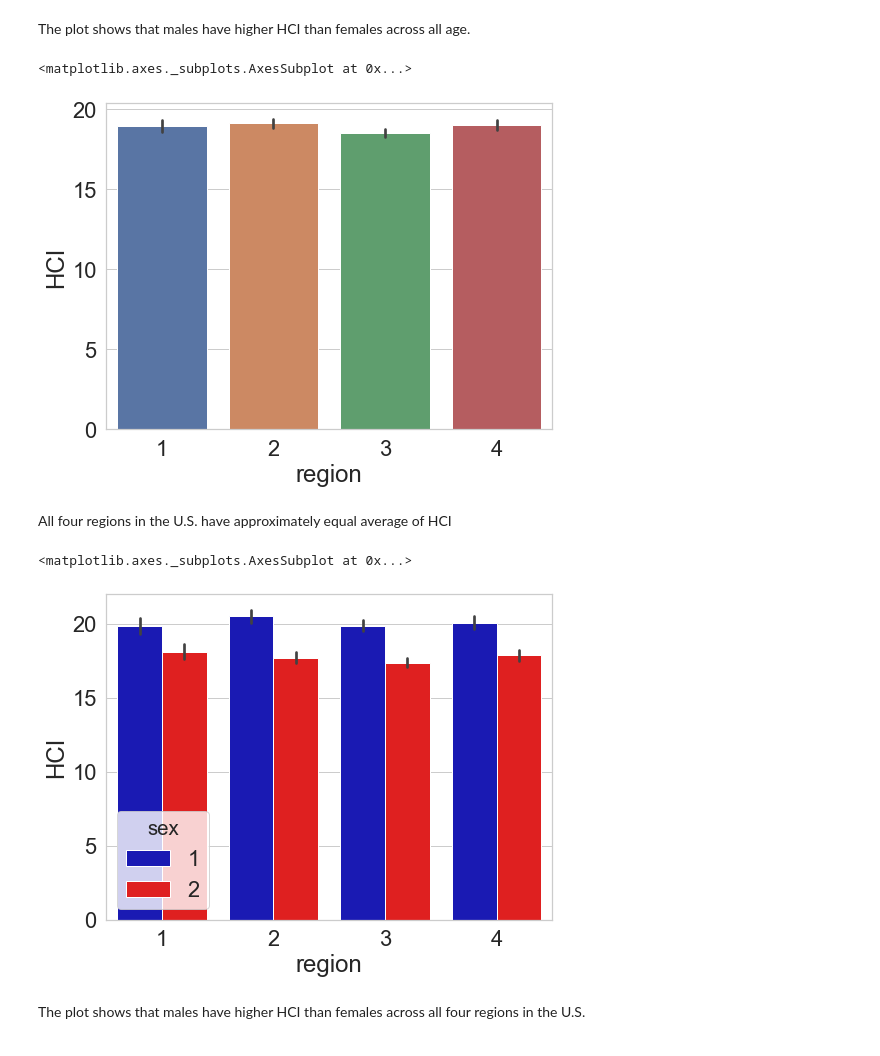
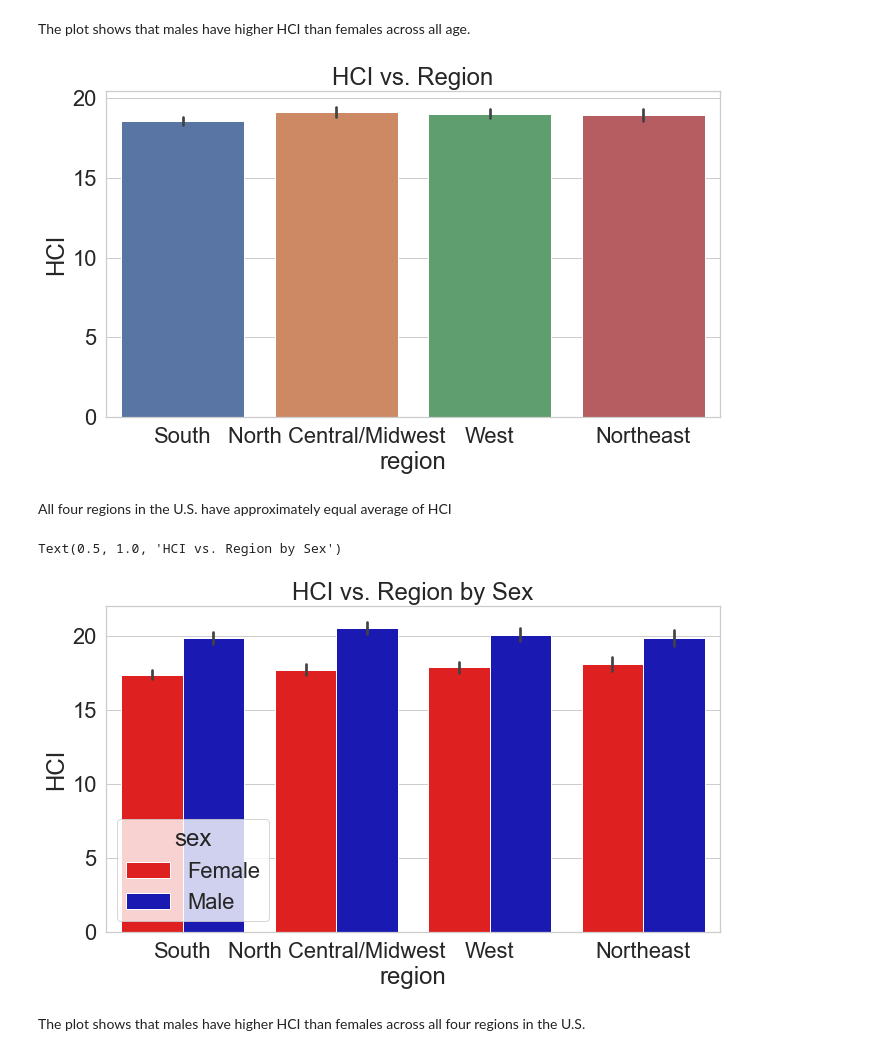
Before and after one commit to RosiePeng1/COGS108-Project, a Jupyter notebook: EDACheckpointGroup_Sp23_cogs108project.ipynb, the cells around one changed output. Cells and saved outputs as stored; diff of their text form; code cells hidden in the pictures.

```diff
--- a/EDACheckpointGroup_Sp23_cogs108project.ipynb
+++ b/EDACheckpointGroup_Sp23_cogs108project.ipynb
@@ -397,0 +394,7 @@ data_cl[["age","HCI","sample_weight","BMI","BMI_cate"]].describe()
+# %%
+# Preparations for visualization
+
+df_plot = data_cl.copy()
+df_plot['sex'] = df_plot['sex'].replace({1:'Male', 2:'Female'})
+temp = {1:'Northeast', 2:'North Central/Midwest',3: 'South', 4:'West'}
+df_plot['region'] = df_plot['region'].replace(temp)
@@ -415,19 +421,20 @@ sns.lineplot(x = "age", y= "HCI", hue = "sex", palette = palette, data = data_cl
 # %% [markdown]
 The plot shows that males have higher HCI than females across all age.
 # %%
-plt.figure(figsize=(8, 6))
-sns.barplot(x = "region", y= "HCI", data = data_cl)
+plt.figure(figsize=(11, 6))
+sns.barplot(x = "region", y= "HCI", data = df_plot)
+plt.title("HCI vs. Region");
 # %% [output]
-<matplotlib.axes._subplots.AxesSubplot at 0x...>
-[figure, old version]
+[figure, new version]
 # %% [markdown]
 All four regions in the U.S. have approximately equal average of HCI
 # %%
-plt.figure(figsize=(8, 6))
-sns.barplot(x = "region", y= "HCI",hue = "sex", palette = palette, data = data_cl)
+plt.figure(figsize=(11, 6))
+sns.barplot(x = "region", y= "HCI",hue = sex, palette = palette, data = df_plot)
+plt.title("HCI vs. Region by Sex");
 # %% [output]
-<matplotlib.axes._subplots.AxesSubplot at 0x...>
+Text(0.5, 1.0, 'HCI vs. Region by Sex')
-[figure, old version]
+[figure, new version]
 # %% [markdown]
 The plot shows that males have higher HCI than females across all four regions in the U.S.
 # %%
```
Also changed, not shown: parts of 16 cells of this notebook.
